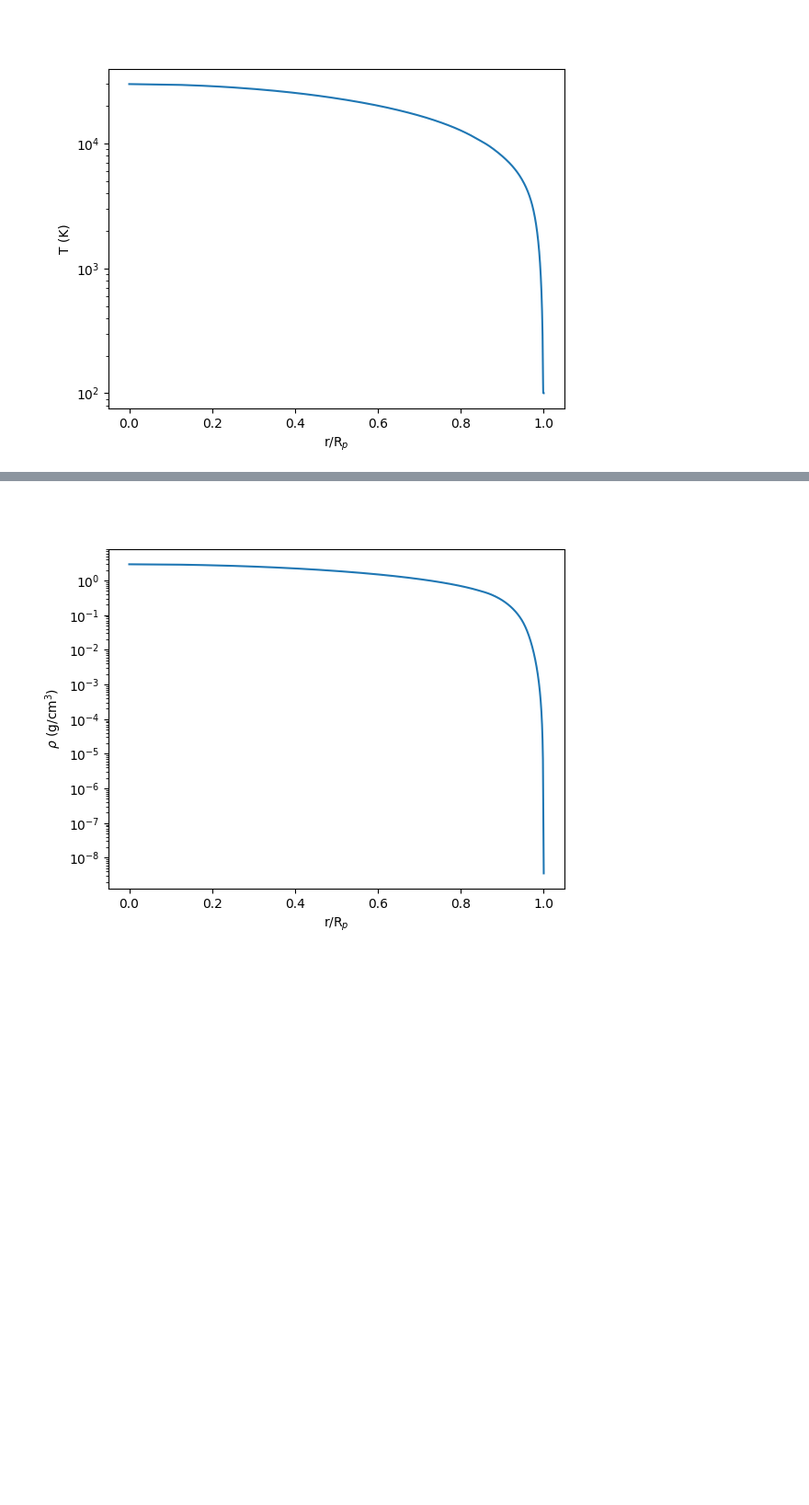
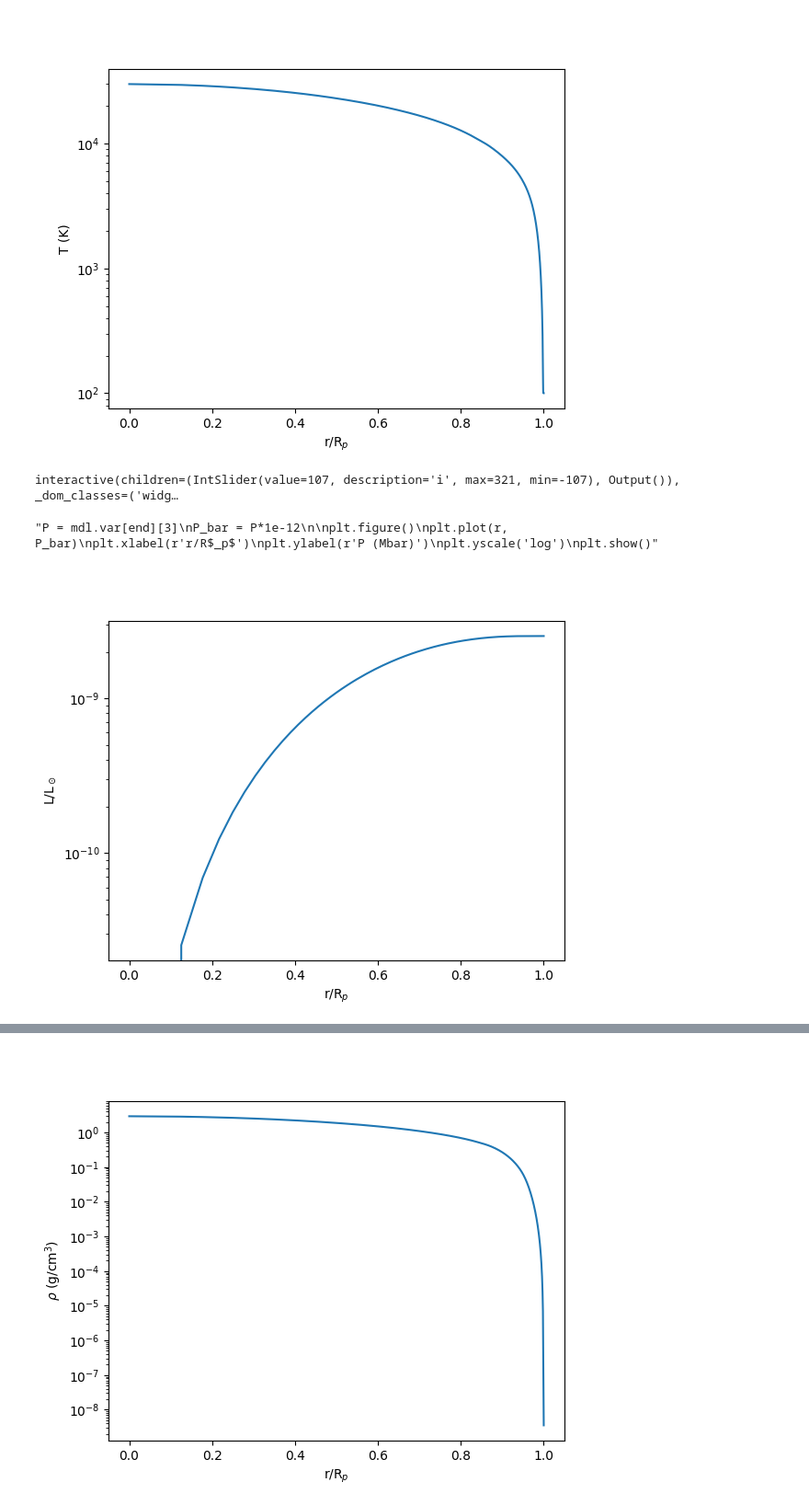
Before and after one commit to olwenrering/Gas-Dynamics-Project, a Jupyter notebook: test.ipynb, the cells around one changed output, grey strips where cells are left out. Shown at 92% size. Cells and saved outputs as stored; diff of their text form; code cells hidden in the pictures; blank space fills up the shorter version.

```diff
--- a/test.ipynb
+++ b/test.ipynb
@@ -152,3 +204,39 @@ plt.yscale('log')
 plt.show()
 # %% [output]
 [figure]
+# %%
+@interact(x=(0, len(mdl.var), 1))
+def plot_pressure_over_time(i=end):
+    plt.figure()
+    plt.plot(r, mdl.var[i][3]*1e-12)
+    plt.xlabel(r'r/R$_p$')
+    plt.ylabel(r'P (Mbar)')
+    plt.yscale('log')
+    plt.show()
+
+#interact(plot_pressure_over_time, i=np.arange(0, len(mdl.var)))
+
+"""P = mdl.var[end][3]
+P_bar = P*1e-12
+
+plt.figure()
+plt.plot(r, P_bar)
+plt.xlabel(r'r/R$_p$')
+plt.ylabel(r'P (Mbar)')
+plt.yscale('log')
+plt.show()"""
+# %% [output]
+interactive(children=(IntSlider(value=107, description='i', max=321, min=-107), Output()), _dom_classes=('widg…
+"P = mdl.var[end][3]\nP_bar = P*1e-12\n\nplt.figure()\nplt.plot(r, P_bar)\nplt.xlabel(r'r/R$_p$')\nplt.ylabel(r'P (Mbar)')\nplt.yscale('log')\nplt.show()"
+# %%
+L = mdl.var[end][6]
+L_sun = mdl.glob[end][16]
+
+plt.figure()
+plt.plot(r, L/L_sun)
+plt.xlabel(r'r/R$_p$')
+plt.ylabel(r'L/L$_\odot$')
+plt.yscale('log')
+plt.show()
+# %% [output]
+[figure, added]
```
Also changed, not shown: parts of 18 cells of this notebook.
